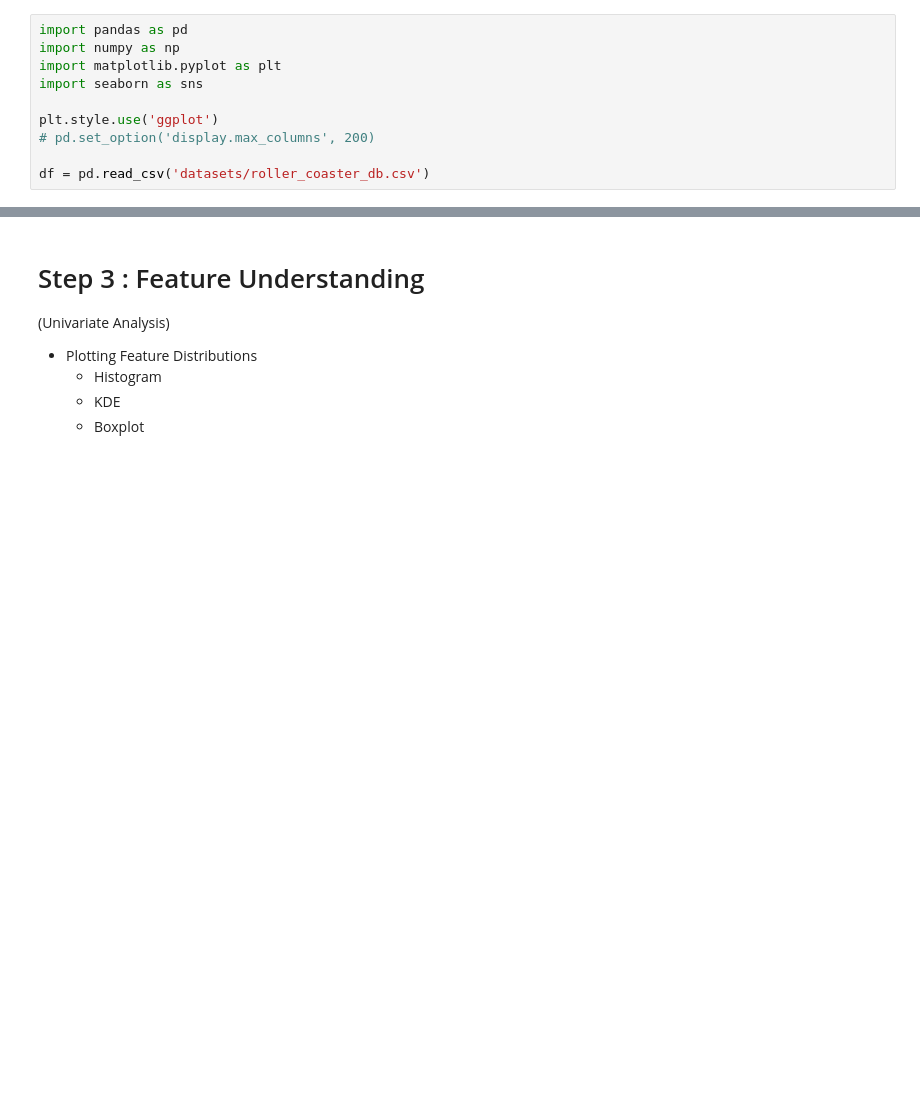
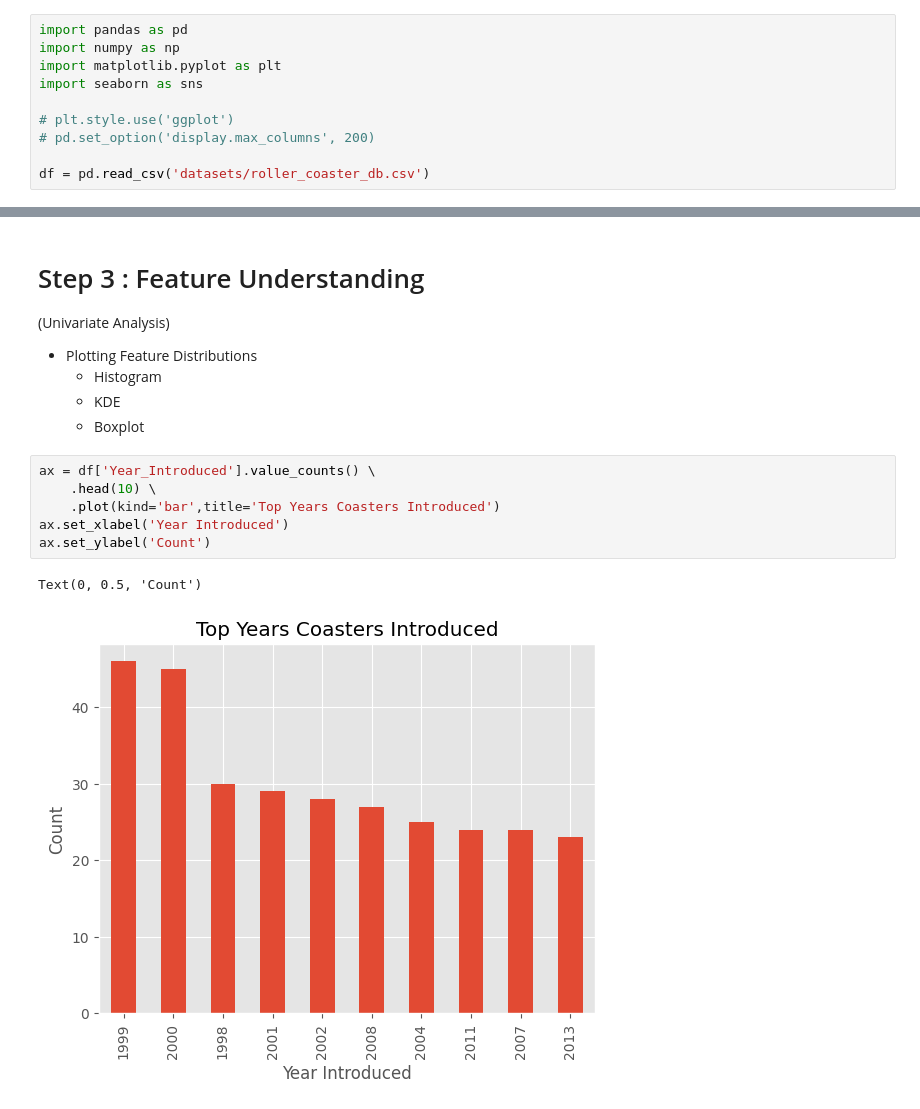
Before and after one commit to amrith-r-naik/MIT-Internship, a Jupyter notebook: EDA.ipynb, the cells around one changed output, grey strips where cells are left out. Saved outputs shown, nothing was run; the diff lists cells and outputs as text; blank space fills up the shorter version.

```diff
--- a/EDA.ipynb
+++ b/EDA.ipynb
@@ -6,7 +6,7 @@ import numpy as np
 import matplotlib.pyplot as plt
 import seaborn as sns
 
-plt.style.use('ggplot')
+# plt.style.use('ggplot')
 # pd.set_option('display.max_columns', 200)
 
 df = pd.read_csv('datasets/roller_coaster_db.csv')
@@ -216,3 +98,12 @@ df.shape
    - Histogram
    - KDE
    - Boxplot
+# %%
+ax = df['Year_Introduced'].value_counts() \
+    .head(10) \
+    .plot(kind='bar',title='Top Years Coasters Introduced')
+ax.set_xlabel('Year Introduced')
+ax.set_ylabel('Count')
+# %% [output]
+Text(0, 0.5, 'Count')
+[figure, added]
```
Also changed, not shown: parts of 14 cells of this notebook.
